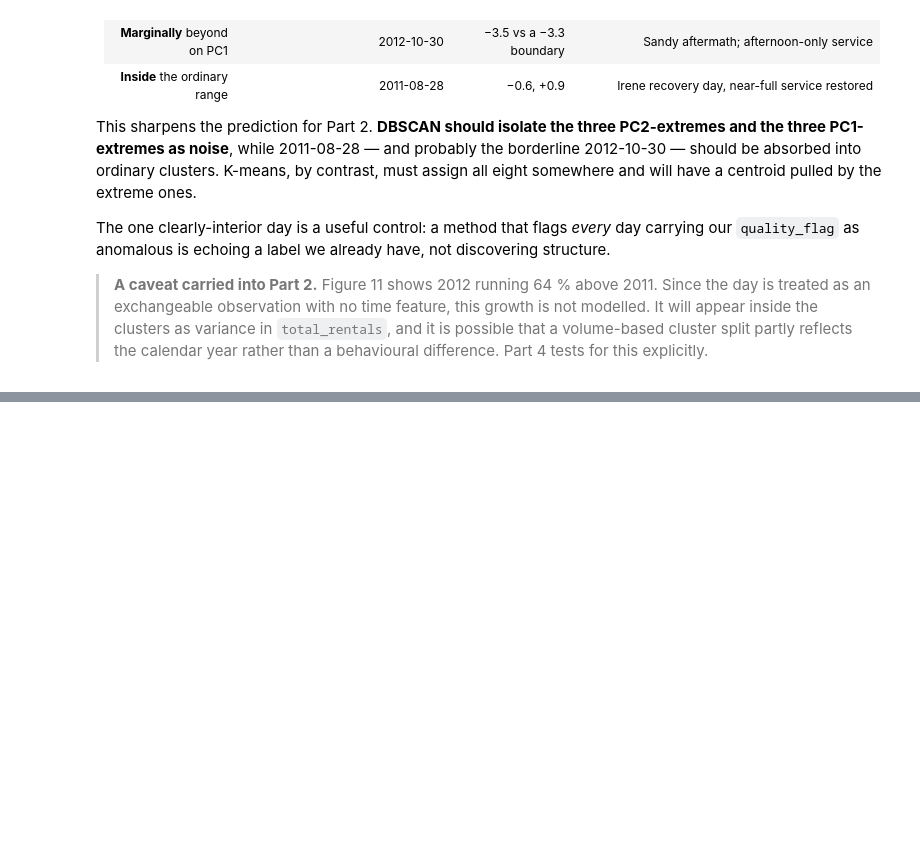
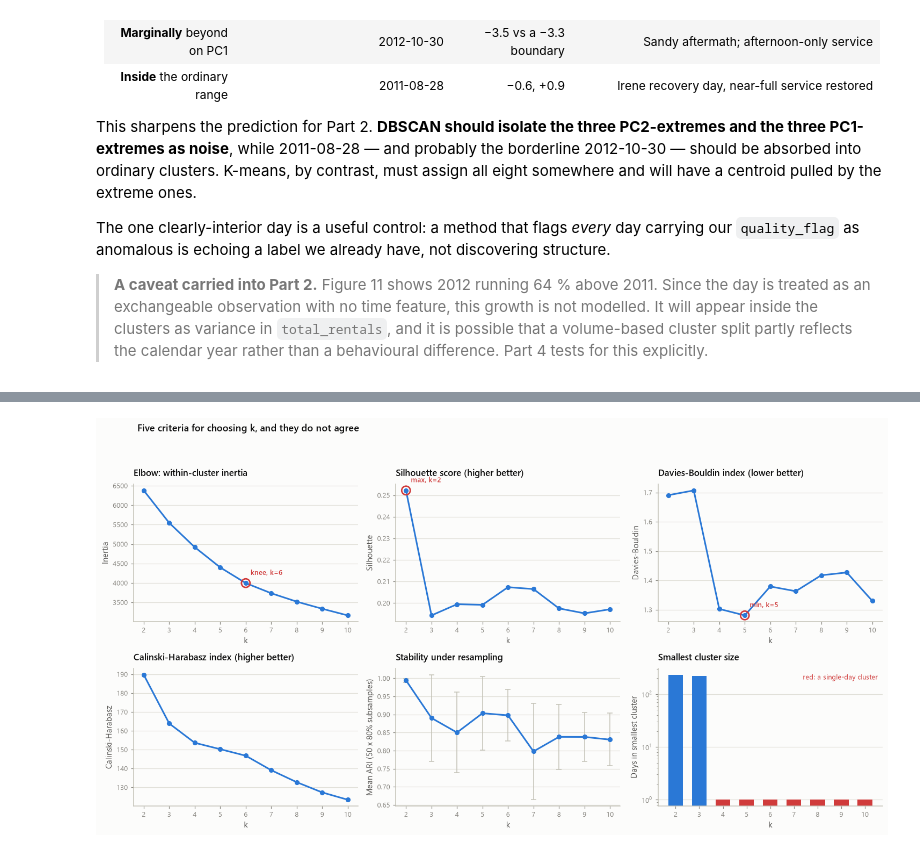
Before and after one commit to heshannethmina/Clustering-Urban-Mobility-Patterns-Using-Bike-Sharing-Data, a Jupyter notebook: bike_sharing_clustering.ipynb, the cells around one changed output, grey strips where cells are left out. Cells and saved outputs as stored; diff of their text form; code cells hidden in the pictures; blank space fills up the shorter version.

```diff
--- a/bike_sharing_clustering.ipynb
+++ b/bike_sharing_clustering.ipynb
@@ -2488,0 +2575,18 @@ original-unit table `daily`, and the label table `context`.*
+# %%
+# ---- Stability: does the same partition reappear on a resampled dataset? ---
+rng = np.random.default_rng(RANDOM_STATE)
+stability = {}
+for k in K_RANGE:
+    reference = km_models[k].labels_
+    scores = []
+    for _ in range(50):
+        idx = rng.choice(len(X), int(0.8 * len(X)), replace=False)
+        lab = KMeans(n_clusters=k, n_init=10,
+                     random_state=int(rng.integers(1e6))).fit_predict(X[idx])
+        scores.append(adjusted_rand_score(reference[idx], lab))
+    stability[k] = (float(np.mean(scores)), float(np.std(scores)))
+
+k_metrics["stability_ari"] = [stability[k][0] for k in K_RANGE]
+k_metrics["stability_sd"]  = [stability[k][1] for k in K_RANGE]
+print("Mean adjusted Rand index against the full-sample partition, 50 x 80% subsamples:\n")
+print(k_metrics[["stability_ari", "stability_sd", "smallest_cluster"]].round(3).to_string())
@@ -2488,0 +2607,59 @@ original-unit table `daily`, and the label table `context`.*
+# %%
+# ---- Figure 17: the five selection criteria side by side ------------------
+fig, axes = plt.subplots(2, 3, figsize=(13.5, 7))
+kx = list(K_RANGE)
+
+def mark(ax, k, y, note):
+    ax.scatter([k], [y], s=110, facecolor="none", edgecolor=PALETTE["critical"],
+               linewidths=1.8, zorder=5)
+    ax.annotate(note, xy=(k, y), xytext=(6, 10), textcoords="offset points",
+                fontsize=8.2, color=PALETTE["critical"], fontweight="semibold")
+
+ax = axes[0, 0]
+ax.plot(kx, k_metrics.inertia, color=SERIES[0], marker="o")
+kn = k_metrics.knee_distance.idxmax()
+mark(ax, kn, k_metrics.inertia[kn], f"knee, k={kn}")
+finish(ax, title="Elbow: within-cluster inertia", xlabel="k", ylabel="Inertia")
+
+ax = axes[0, 1]
+ax.plot(kx, k_metrics.silhouette, color=SERIES[0], marker="o")
+bs = k_metrics.silhouette.idxmax()
+mark(ax, bs, k_metrics.silhouette[bs], f"max, k={bs}")
+finish(ax, title="Silhouette score (higher better)", xlabel="k", ylabel="Silhouette")
+
+ax = axes[0, 2]
+ax.plot(kx, k_metrics.davies_bouldin, color=SERIES[0], marker="o")
+bd = k_metrics.davies_bouldin.idxmin()
+mark(ax, bd, k_metrics.davies_bouldin[bd], f"min, k={bd}")
+finish(ax, title="Davies-Bouldin index (lower better)", xlabel="k", ylabel="Davies-Bouldin")
+
+ax = axes[1, 0]
+ax.plot(kx, k_metrics.calinski_harabasz, color=SERIES[0], marker="o")
+finish(ax, title="Calinski-Harabasz index (higher better)", xlabel="k", ylabel="Calinski-Harabasz")
+
+ax = axes[1, 1]
+ax.errorbar(kx, k_metrics.stability_ari, yerr=k_metrics.stability_sd, color=SERIES[0],
+            marker="o", capsize=3, elinewidth=1, ecolor=PALETTE["axis"])
+finish(ax, title="Stability under resampling", xlabel="k",
+       ylabel="Mean ARI (50 x 80% subsamples)")
+
+ax = axes[1, 2]
+bars = ax.bar(kx, k_metrics.smallest_cluster, width=0.62, color=SERIES[0])
+for b, k in zip(bars, kx):
+    if k_metrics.smallest_cluster[k] == 1:
+        b.set_color(PALETTE["critical"])
+ax.set_yscale("log")
+ax.text(0.98, 0.92, "red: a single-day cluster", transform=ax.transAxes, ha="right",
+        fontsize=8.2, color=PALETTE["critical"])
+finish(ax, title="Smallest cluster size", xlabel="k", ylabel="Days in smallest cluster")
+
+for a in axes.flat:
+    a.set_xticks(kx)
+
+fig.suptitle("Five criteria for choosing k, and they do not agree", x=0.055, y=1.0,
+             ha="left", fontsize=12, fontweight="semibold", color=PALETTE["ink"])
+fig.tight_layout(rect=[0, 0, 1, 0.955])
+save(fig, "fig17_k_selection")
+plt.show()
+# %% [output]
+[figure, added]
```
Also changed, not shown: parts of 23 cells of this notebook, 5 other files.
